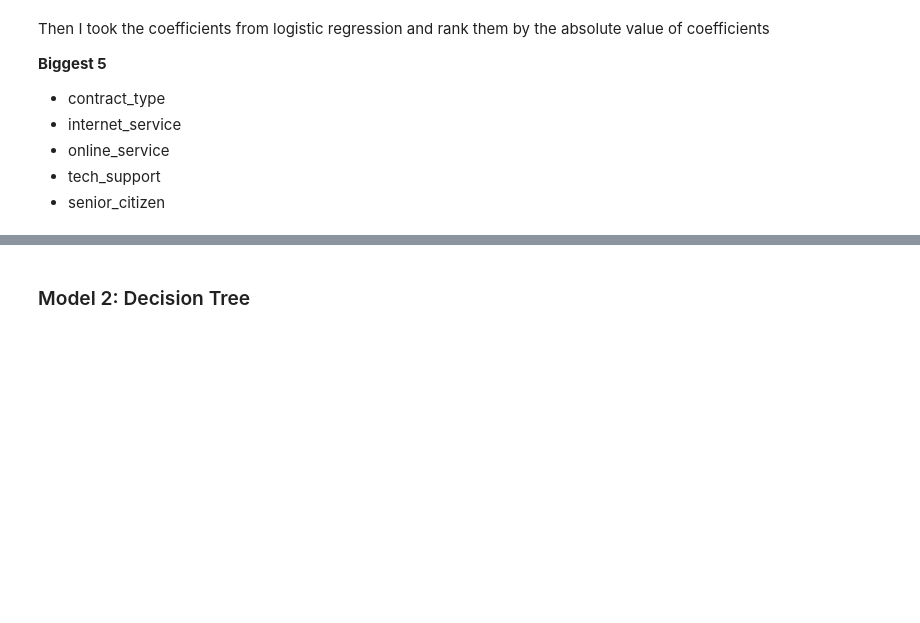
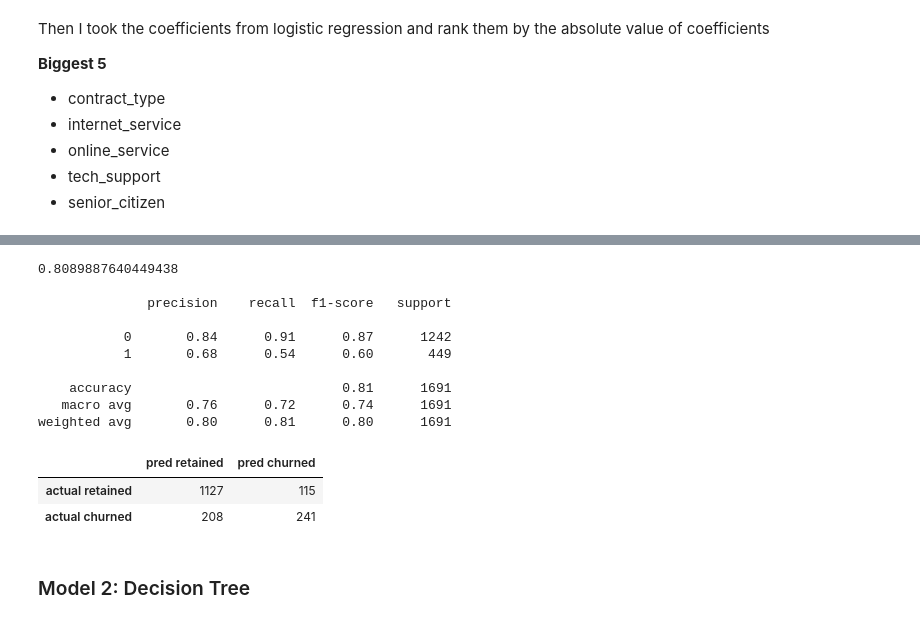
Before and after one commit to Yongliang-Shi/classification-project, a Jupyter notebook: report.ipynb, the cells around one changed output, grey strips where cells are left out. Cells and saved outputs as stored; diff of their text form; code cells hidden in the pictures; blank space fills up the shorter version.

```diff
--- a/report.ipynb
+++ b/report.ipynb
@@ -597,0 +559,12 @@ X_train.shape, y_train.shape
+# %%
+# Remove attributes that are either unrelated to the target variable or correlated to other attributes
+
+X_train = train.drop(columns=['customer_id','churn','male','phone_service','total_charges','tenure_year'])
+X_validate = validate.drop(columns=['customer_id','churn','male','phone_service','total_charges','tenure_year'])
+X_test = test.drop(columns=['customer_id','churn','male','phone_service','total_charges','tenure_year'])
+
+# Create target variable
+
+y_train = train['churn']
+y_validate = validate['churn']
+y_test = test['churn']
@@ -668,3 +680,32 @@ weighted avg       0.79      0.80      0.79      3943
+# %%
+# Evaluate accuracy and recall using validate dataset
+
+validate_acc = logit.score(X_validate, y_validate)
+print(validate_acc, "\n")
+
+y_pred_validate = logit.predict(X_validate)
+print(classification_report(y_validate, y_pred_validate), '\n')
+
+# Print the confusion matrix
+matrix = confusion_matrix(y_validate, y_pred_validate)
+matrix = pd.DataFrame(matrix,
+                      index=['actual retained', 'actual churned'],
+                      columns=['pred retained', 'pred churned'])
+matrix
+# %% [output]
+0.8089887640449438
+
+              precision    recall  f1-score   support
+
+           0       0.84      0.91      0.87      1242
+           1       0.68      0.54      0.60       449
+
+    accuracy                           0.81      1691
+   macro avg       0.76      0.72      0.74      1691
+weighted avg       0.80      0.81      0.80      1691
+|  | pred retained | pred churned |
+| actual retained | 1127 | 115 |
+| actual churned | 208 | 241 |
 # %% [markdown]
 ### Model 2: Decision Tree
 # %%
```
Also changed, not shown: parts of 19 cells of this notebook.
